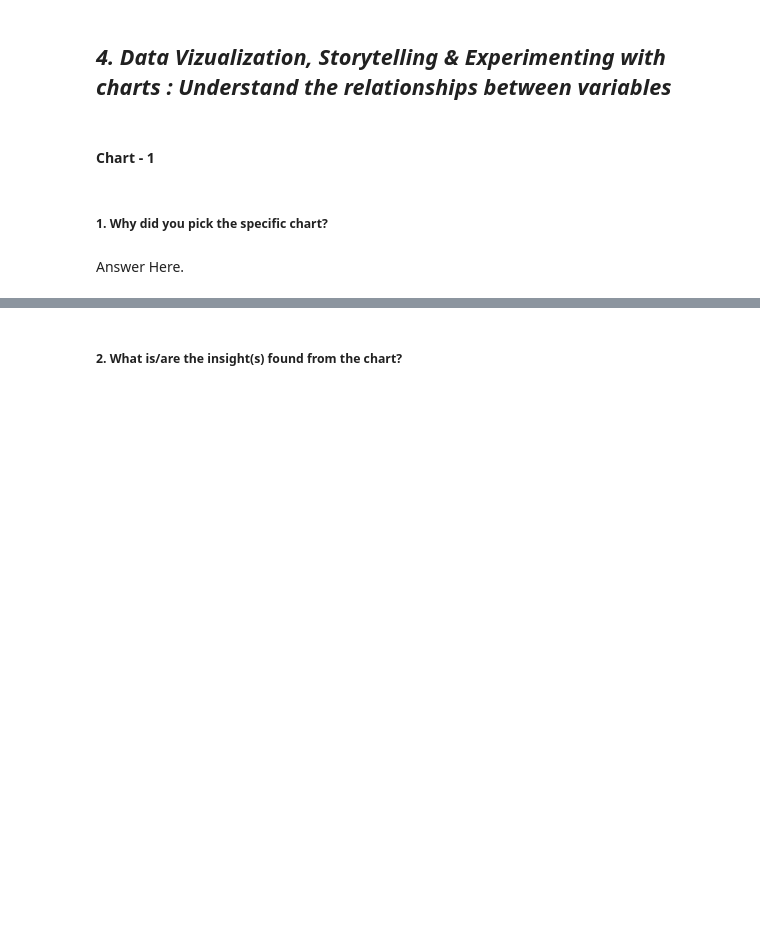
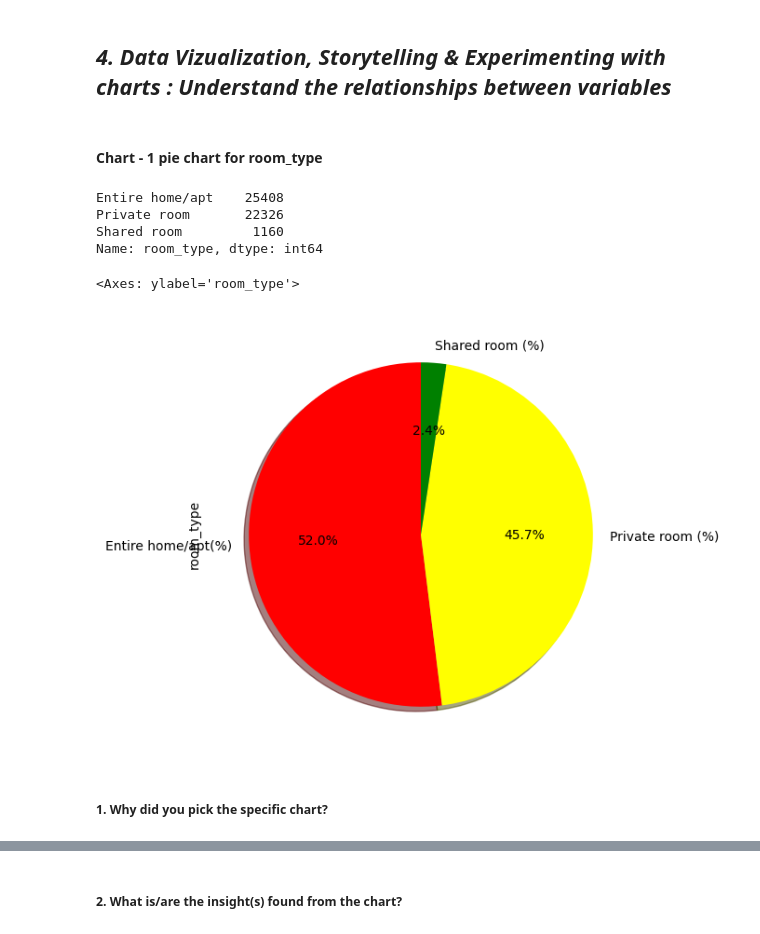
Before and after one commit to Manjunathdangi/Airbnb-Booking-Analysis, a Jupyter notebook: Copy_of_Sample_EDA_Submission_Template.ipynb, the cells around one changed output, grey strips where cells are left out. Drawn from its saved outputs; the diff is of its cells as text; code cells hidden in the pictures; blank space fills up the shorter version.

```diff
--- a/Copy_of_Sample_EDA_Submission_Template.ipynb
+++ b/Copy_of_Sample_EDA_Submission_Template.ipynb
@@ -579,0 +720,3 @@ Airbnb.duplicated(subset=['host_name', 'latitude', 'longitude', 'price']).sum()
+# %%
+Airbnb.loc[Airbnb['neighbourhood_group']=='manhatan', 'neighbourhood_group'] = 'Manhattan'
+Airbnb.loc[Airbnb['neighbourhood_group']=='brookln', 'neighbourhood_group'] = 'Brooklyn'
@@ -579,0 +732,3 @@ Airbnb.duplicated(subset=['host_name', 'latitude', 'longitude', 'price']).sum()
+# %%
+#We impute availability 365 with median value 127
+Airbnb['availability_365'] = Airbnb['availability_365'].fillna(127)
@@ -579,0 +740,4 @@ Airbnb.duplicated(subset=['host_name', 'latitude', 'longitude', 'price']).sum()
+# %%
+# Let's impute the 'minimum nights' feature with the median 3
+
+Airbnb['minimum_nights'] = Airbnb['minimum_nights'].fillna(3)
@@ -579,0 +748,3 @@ Airbnb.duplicated(subset=['host_name', 'latitude', 'longitude', 'price']).sum()
+# %%
+# Impute the price with mean
+Airbnb.price.fillna(Airbnb.price.mean(), inplace=True)
@@ -584,4 +927,4 @@ Answer Here.
 # %% [markdown]
 ## ***4. Data Vizualization, Storytelling & Experimenting with charts : Understand the relationships between variables***
 # %% [markdown]
-#### Chart - 1
+#### Chart - 1 pie chart for room_type
@@ -590,4 +931,23 @@ Answer Here.
+# %%
+# Chart - 1 visualization code
+print(Airbnb.room_type.value_counts())
+print(" ")
+
+Airbnb['room_type'].value_counts().plot(kind='pie',
+                              figsize=(15,6),
+                               autopct="%1.1f%%",
+                               startangle=90,
+                               shadow=True,
+                               labels=['Entire home/apt(%)','Private room (%)','Shared room (%)'],
+                               colors=['red','yellow','green'],
+                               explode=[0,0,0]
+                              )
+# %% [output]
+Entire home/apt    25408
+Private room       22326
+Shared room         1160
+Name: room_type, dtype: int64
+<Axes: ylabel='room_type'>
+[figure, added]
 # %% [markdown]
 ##### 1. Why did you pick the specific chart?
-# %% [markdown]
-Answer Here.
```
Also changed, not shown: parts of 74 cells of this notebook.
